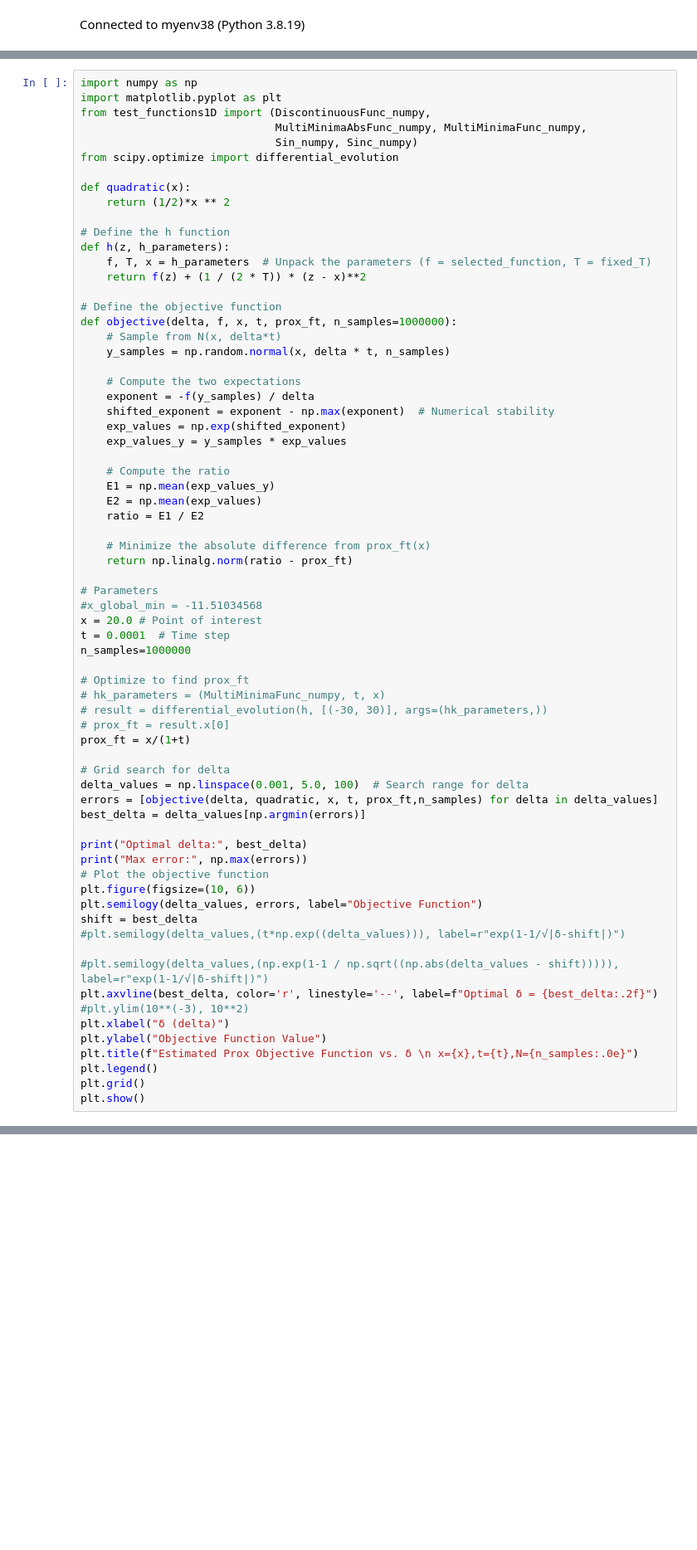
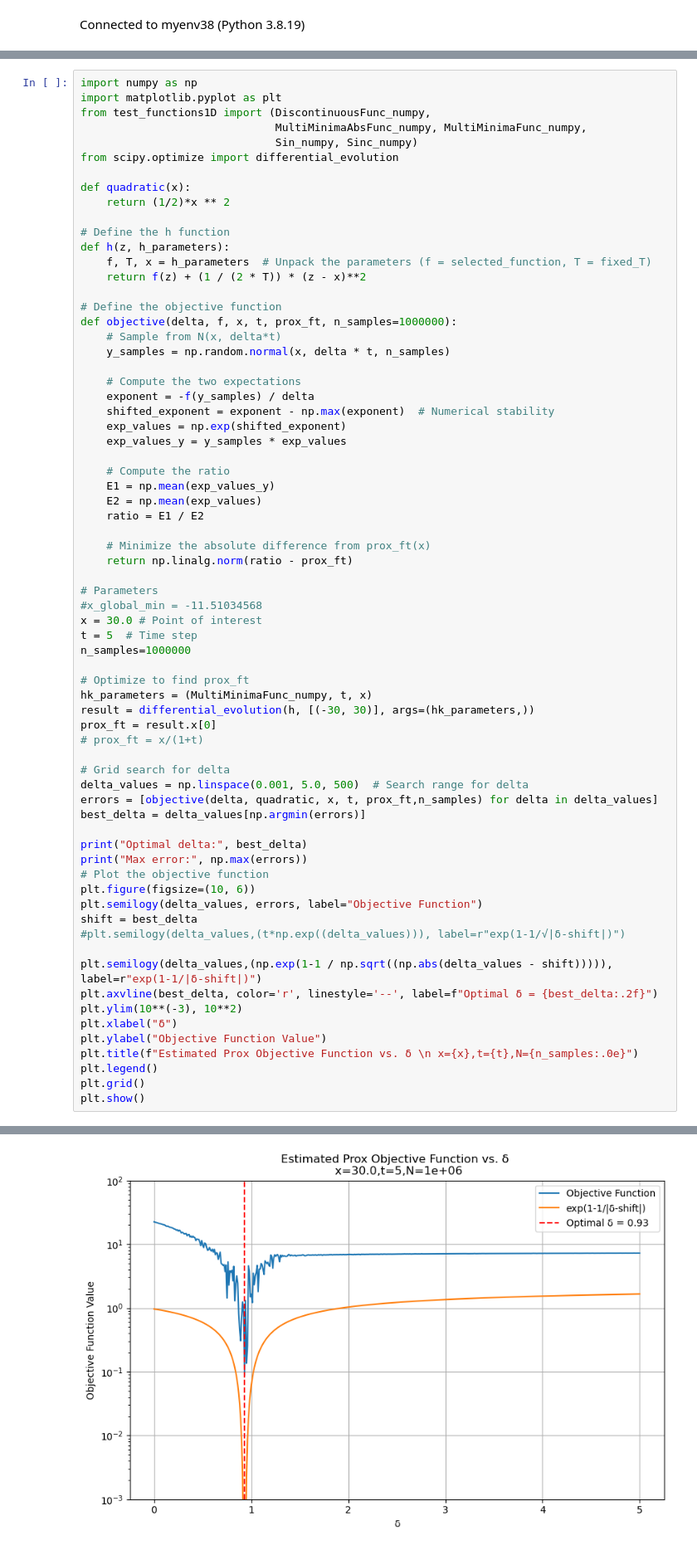
Before and after one commit to bryceshirley/hj-global-opt, a Jupyter notebook: delta_experiments.ipynb, the cells around one changed output, grey strips where cells are left out. Shown at 83% size. Drawn from its saved outputs; the diff is of its cells as text; blank space fills up the shorter version.

Commit message:
delta plot updated

```diff
--- a/delta_experiments.ipynb
+++ b/delta_experiments.ipynb
@@ -96,18 +96,18 @@ def objective(delta, f, x, t, prox_ft, n_samples=1000000):
 
 # Parameters
 #x_global_min = -11.51034568
-x = 20.0 # Point of interest
-t = 0.0001  # Time step
+x = 30.0 # Point of interest
+t = 5  # Time step
 n_samples=1000000
 
 # Optimize to find prox_ft
-# hk_parameters = (MultiMinimaFunc_numpy, t, x)
-# result = differential_evolution(h, [(-30, 30)], args=(hk_parameters,))
-# prox_ft = result.x[0]
-prox_ft = x/(1+t)
+hk_parameters = (MultiMinimaFunc_numpy, t, x)
+result = differential_evolution(h, [(-30, 30)], args=(hk_parameters,))
+prox_ft = result.x[0]
+# prox_ft = x/(1+t)
 
 # Grid search for delta
-delta_values = np.linspace(0.001, 5.0, 100)  # Search range for delta
+delta_values = np.linspace(0.001, 5.0, 500)  # Search range for delta
 errors = [objective(delta, quadratic, x, t, prox_ft,n_samples) for delta in delta_values]
 best_delta = delta_values[np.argmin(errors)]
 
@@ -119,12 +119,13 @@ plt.semilogy(delta_values, errors, label="Objective Function")
 shift = best_delta
 #plt.semilogy(delta_values,(t*np.exp((delta_values))), label=r"exp(1-1/√|δ-shift|)")
 
-#plt.semilogy(delta_values,(np.exp(1-1 / np.sqrt((np.abs(delta_values - shift))))), label=r"exp(1-1/√|δ-shift|)")
+plt.semilogy(delta_values,(np.exp(1-1 / np.sqrt((np.abs(delta_values - shift))))), label=r"exp(1-1/|δ-shift|)")
 plt.axvline(best_delta, color='r', linestyle='--', label=f"Optimal δ = {best_delta:.2f}")
-#plt.ylim(10**(-3), 10**2)
-plt.xlabel("δ (delta)")
+plt.ylim(10**(-3), 10**2)
+plt.xlabel("δ")
 plt.ylabel("Objective Function Value")
 plt.title(f"Estimated Prox Objective Function vs. δ \n x={x},t={t},N={n_samples:.0e}")
 plt.legend()
 plt.grid()
 plt.show()
+# %% [output]
@@ -131,3 +134,4 @@ plt.show()
+[figure, added]
 # %%
 import numpy as np
 import matplotlib.pyplot as plt
```
Also changed, not shown: parts of 3 cells of this notebook, 3 other files.
